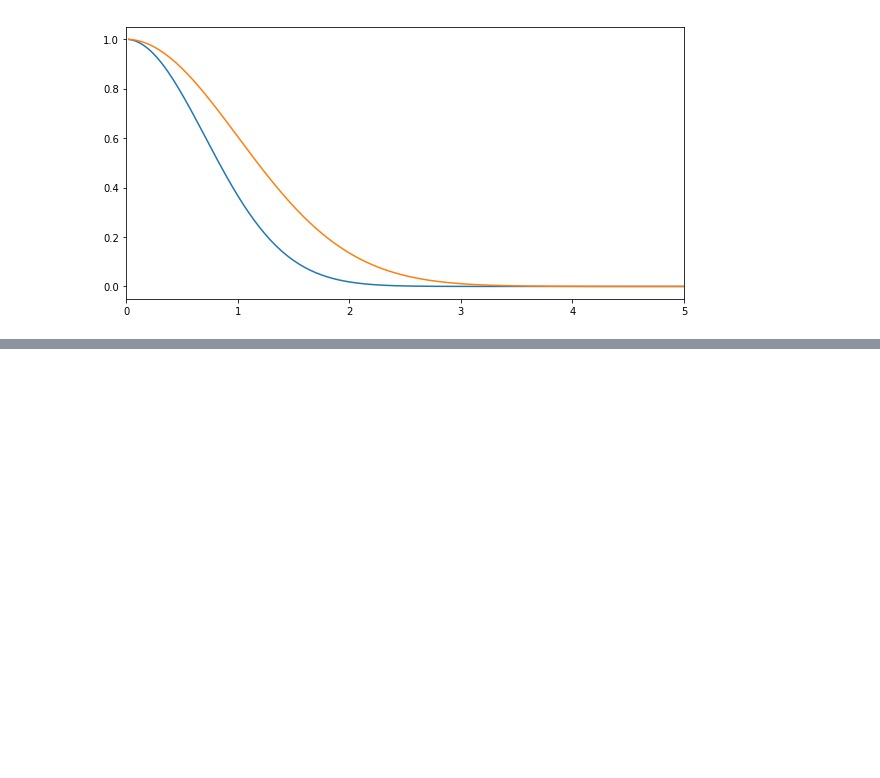
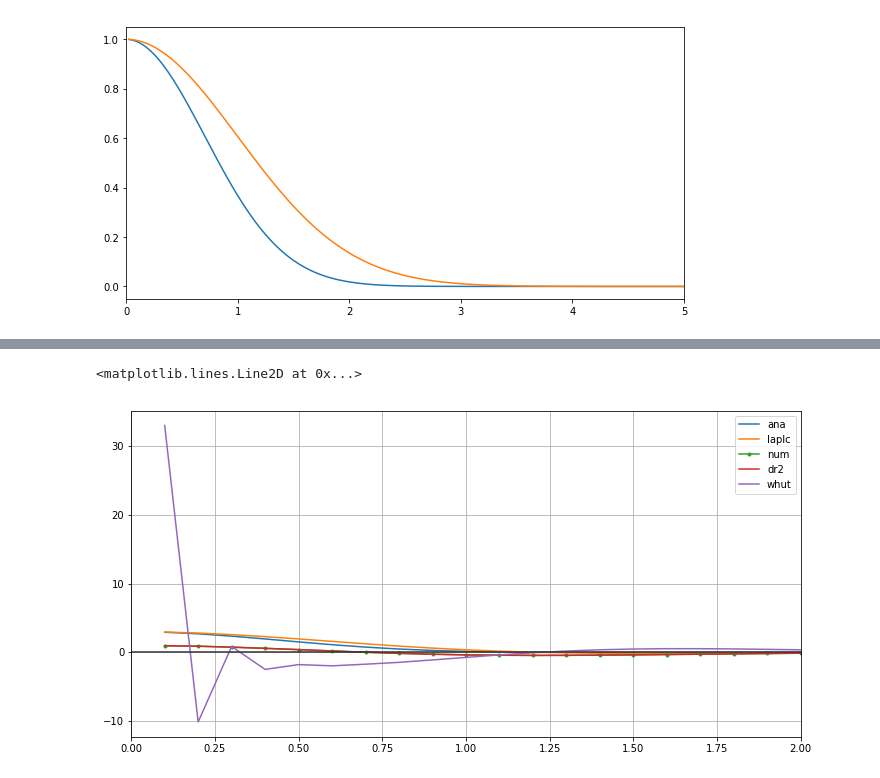
Before and after one commit to cp2k/libni, a Jupyter notebook: ipynb/test.ipynb, the cells around one changed output, grey strips where cells are left out. Saved outputs shown, nothing was run; the diff lists cells and outputs as text; code cells hidden in the pictures; blank space fills up the shorter version.

```diff
--- a/ipynb/test.ipynb
+++ b/ipynb/test.ipynb
@@ -26,0 +81,16 @@ plt.xlim(0, 5)
+# %%
+plt.figure(figsize=(12, 6))
+
+plt.plot(r_axis, gauss_g*(-0.5*gauss(r_axis)*(4*r_axis**2-6)), label='ana')
+plt.plot(r_axis, -0.5*gauss(r_axis)*(4*r_axis**2-6), label='laplc')
+plt.plot(r_axis, -0.5*spline, '.-', label="num")
+plt.plot(r_axis, -0.5*gauss(r_axis)*(4*r_axis**2-2), label='dr2')
+plt.plot(r_axis, whut, label='whut')
+
+plt.grid()
+plt.xlim(0, 2)
+plt.legend()
+plt.axhline(0, color='#333333')
+# %% [output]
+<matplotlib.lines.Line2D at 0x...>
+[figure, added]
```
Also changed, not shown: parts of 12 cells of this notebook, 4 other files.
